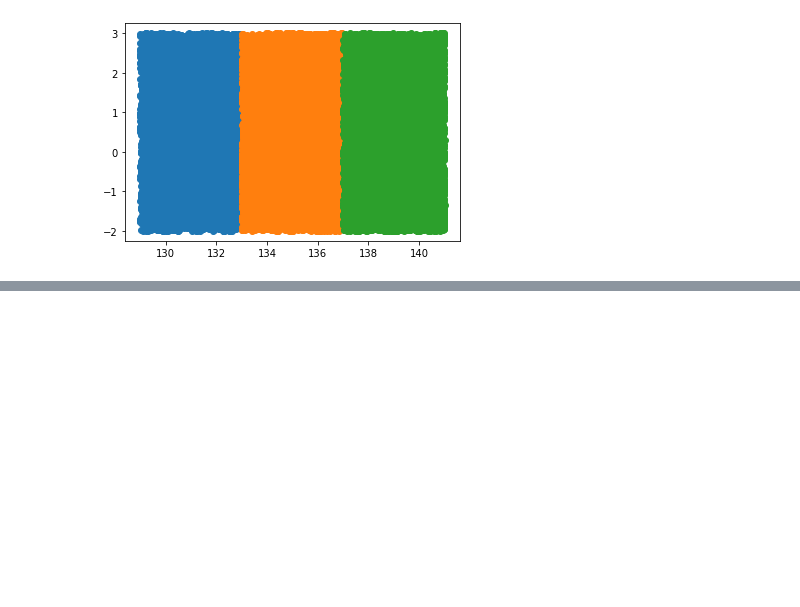
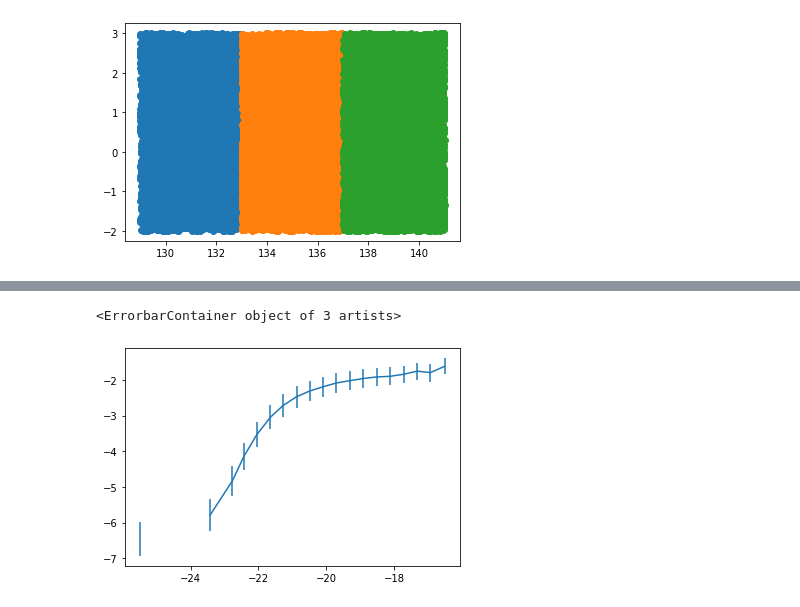
Before and after one commit to SgmAstro/DESI, a Jupyter notebook: docs/nb/jackknifeQA.ipynb, the cells around one changed output, grey strips where cells are left out. Saved outputs shown, nothing was run; the diff lists cells and outputs as text; code cells hidden in the pictures; blank space fills up the shorter version.

```diff
--- a/docs/nb/jackknifeQA.ipynb
+++ b/docs/nb/jackknifeQA.ipynb
@@ -94,0 +95,5 @@ Text(0.5, 1.0, 'GAMA')
+# %%
+plt.errorbar(lumfn['MEDIAN_M'], np.log10(lumfn['PHI_IVMAX_JK']), yerr=np.log10(lumfn['PHI_IVMAX_ERROR_JK'])/15)
+# %% [output]
+<ErrorbarContainer object of 3 artists>
+[figure, added]
```
Also changed, not shown: parts of 11 cells of this notebook.
